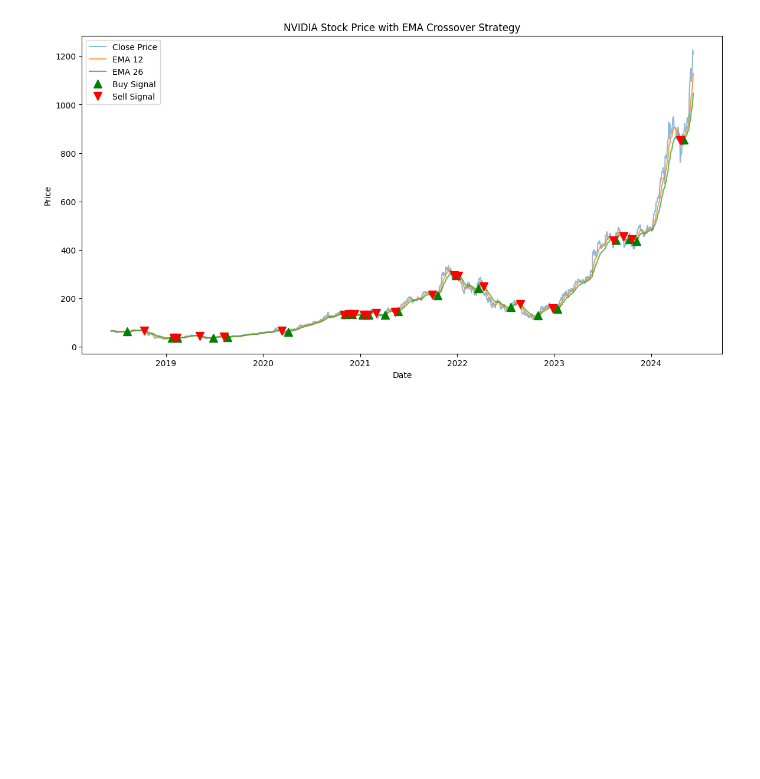
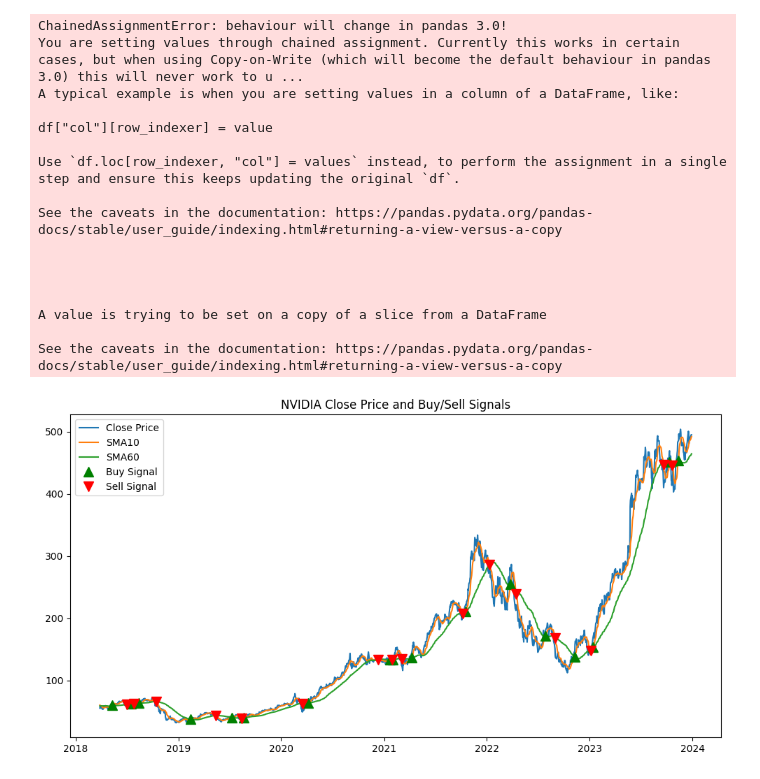
Before and after one commit to astronaut505/tradingtroll, a Jupyter notebook: buyorbye.ipynb, the cells around one changed output. Saved outputs shown, nothing was run; the diff lists cells and outputs as text; code cells hidden in the pictures; blank space fills up the shorter version.

```diff
--- a/buyorbye.ipynb
+++ b/buyorbye.ipynb
@@ -62,0 +12,4 @@ See the caveats in the documentation: https://pandas.pydata.org/pandas-docs/stab
+# %%
+# Load NVIDIA stock data from Yahoo Finance
+nvidia = yf.download('NVDA', start='2018-01-01', end='2024-01-01', interval='1d')
+nvidia.head()
@@ -63,27 +63,34 @@ See the caveats in the documentation: https://pandas.pydata.org/pandas-docs/stab
 # %%
-plt.figure(figsize=(14, 7))
+# Generate signals
+nvidia['signal'] = 0
+nvidia['signal'][10:] = np.where(nvidia['SMA10'][10:] > nvidia['SMA60'][10:], 1, 0)
+nvidia['positions'] = nvidia['signal'].diff()
 
-# Plot closing price
-plt.plot(nvda_data['Close'], label='Close Price', alpha=0.5)
-
-# Plot EMAs
-plt.plot(nvda_data['EMA12'], label='EMA 12', alpha=0.75)
-plt.plot(nvda_data['EMA26'], label='EMA 26', alpha=0.75)
-
-# Plot buy signals
-plt.plot(nvda_data[nvda_data['Position'] == 1].index,
-         nvda_data['EMA12'][nvda_data['Position'] == 1],
-         '^', markersize=10, color='g', label='Buy Signal')
-
-# Plot sell signals
-plt.plot(nvda_data[nvda_data['Position'] == -1].index,
-         nvda_data['EMA12'][nvda_data['Position'] == -1],
-         'v', markersize=10, color='r', label='Sell Signal')
-
-plt.title('NVIDIA Stock Price with EMA Crossover Strategy')
-plt.xlabel('Date')
-plt.ylabel('Price')
+# Visualize signals
+plt.figure(figsize=(12, 6))
+plt.plot(nvidia['Close'], label='Close Price')
+plt.plot(nvidia['SMA10'], label='SMA10')
+plt.plot(nvidia['SMA60'], label='SMA60')
+plt.plot(nvidia[nvidia['positions'] == 1].index, nvidia['SMA10'][nvidia['positions'] == 1], '^', markersize=10, color='g', label='Buy Signal')
+plt.plot(nvidia[nvidia['positions'] == -1].index, nvidia['SMA10'][nvidia['positions'] == -1], 'v', markersize=10, color='r', label='Sell Signal')
+plt.title('NVIDIA Close Price and Buy/Sell Signals')
 plt.legend()
 plt.show()
 # %% [output]
+ChainedAssignmentError: behaviour will change in pandas 3.0!
+You are setting values through chained assignment. Currently this works in certain cases, but when using Copy-on-Write (which will become the default behaviour in pandas 3.0) this will never work to u ...
+A typical example is when you are setting values in a column of a DataFrame, like:
+
+df["col"][row_indexer] = value
+
+Use `df.loc[row_indexer, "col"] = values` instead, to perform the assignment in a single step and ensure this keeps updating the original `df`.
+
+See the caveats in the documentation: https://pandas.pydata.org/pandas-docs/stable/user_guide/indexing.html#returning-a-view-versus-a-copy
+
+
+
+
+A value is trying to be set on a copy of a slice from a DataFrame
+
+See the caveats in the documentation: https://pandas.pydata.org/pandas-docs/stable/user_guide/indexing.html#returning-a-view-versus-a-copy
-[figure, old version]
+[figure, new version]
```
Also changed, not shown: parts of 10 cells of this notebook.
